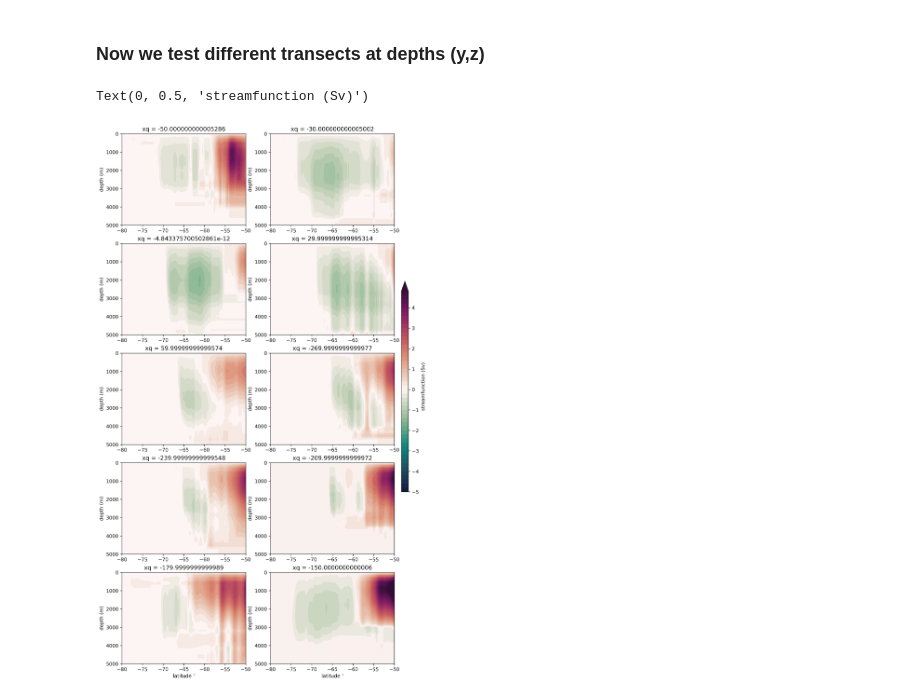
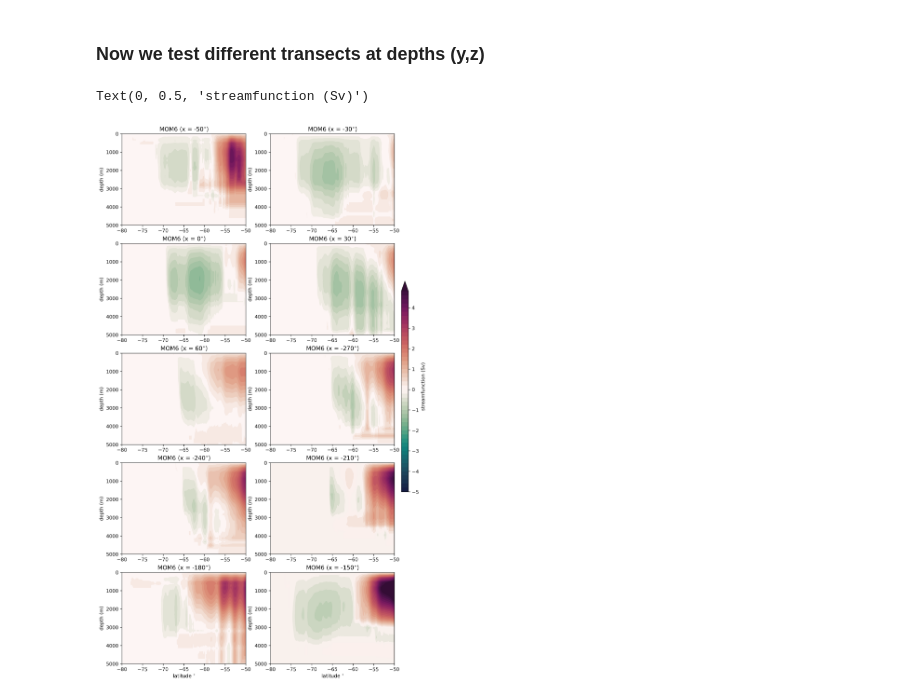
Before and after one commit to FengminXing/111, a Jupyter notebook: different depth (streamfunction).ipynb, the cells around one changed output. Cells and saved outputs as stored; diff of their text form; code cells hidden in the pictures.

```diff
--- a/different depth (streamfunction).ipynb
+++ b/different depth (streamfunction).ipynb
@@ -27,7 +27,7 @@ session = cc.database.create_session()
 # %%
 # time period
 start_time = '1995-01-01'
-end_time = '1996-01-01'
+end_time = '2000-01-01'
 # %%
 # get the depth
 depth = cc.querying.getvar('panant-01-zstar','deptho',session,n=1)
@@ -157,7 +157,6 @@ uo_dydz = uo_dy*dz1
 # %%
 # 1 year mean flux
 flux = uo_dydz.sel(time = slice(start_time,end_time)).sel(yh = slice(-90,-50)).cumsum('yh').mean('time')/1e6
-flux = flux.load()
 # %% [markdown]
 ### Now we test streamfunction at (x,y)
 # %%
@@ -215,7 +214,7 @@ plt.xlim(-80,-50)
 plt.gca().invert_yaxis()
 ax.set(xlabel=None)
 plt.ylabel('depth (m)')
-
+ax.set_title('MOM6 (x = -50$^{\circ}$)')
 #2
 ax = plt.subplot(5,2,2)
 p1 = transect2.plot.contourf(ax=ax, levels = np.arange(-5,5,0.2),cmap=cm.cm.curl, add_colorbar=False)
@@ -224,7 +223,7 @@ plt.xlim(-80,-50)
 plt.gca().invert_yaxis()
 ax.set(xlabel=None)
 plt.ylabel('depth (m)')
-
+ax.set_title('MOM6 (x = -30$^{\circ}$)')
 #3
 ax = plt.subplot(5,2,3)
 p1 = transect3.plot.contourf(ax=ax, levels = np.arange(-5,5,0.2),cmap=cm.cm.curl, add_colorbar=False)
@@ -233,7 +232,7 @@ plt.xlim(-80,-50)
 plt.gca().invert_yaxis()
 ax.set(xlabel=None)
 plt.ylabel('depth (m)')
-
+ax.set_title('MOM6 (x = 0$^{\circ}$)')
 #4
 ax = plt.subplot(5,2,4)
 p1 = transect4.plot.contourf(ax=ax, levels = np.arange(-5,5,0.2),cmap=cm.cm.curl, add_colorbar=False)
@@ -242,7 +241,7 @@ plt.xlim(-80,-50)
 plt.gca().invert_yaxis()
 ax.set(xlabel=None)
 plt.ylabel('depth (m)')
-
+ax.set_title('MOM6 (x = 30$^{\circ}$)')
 #5
 ax = plt.subplot(5,2,5)
 p1 = transect5.plot.contourf(ax=ax, levels = np.arange(-5,5,0.2),cmap=cm.cm.curl, add_colorbar=False)
@@ -251,7 +250,7 @@ plt.xlim(-80,-50)
 plt.gca().invert_yaxis()
 ax.set(xlabel=None)
 plt.ylabel('depth (m)')
-
+ax.set_title('MOM6 (x = 60$^{\circ}$)')
 #6
 ax = plt.subplot(5,2,6)
 p1 = transect6.plot.contourf(ax=ax, levels = np.arange(-5,5,0.2),cmap=cm.cm.curl, add_colorbar=False)
@@ -260,7 +259,7 @@ plt.xlim(-80,-50)
 plt.gca().invert_yaxis()
 ax.set(xlabel=None)
 plt.ylabel('depth (m)')
-
+ax.set_title('MOM6 (x = -270$^{\circ}$)')
 #7
 ax = plt.subplot(5,2,7)
 p1 = transect7.plot.contourf(ax=ax, levels = np.arange(-5,5,0.2),cmap=cm.cm.curl, add_colorbar=False)
@@ -269,7 +268,7 @@ plt.xlim(-80,-50)
 plt.gca().invert_yaxis()
 ax.set(xlabel=None)
 plt.ylabel('depth (m)')
-
+ax.set_title('MOM6 (x = -240$^{\circ}$)')
 #8
 ax = plt.subplot(5,2,8)
 p1 = transect8.plot.contourf(ax=ax, levels = np.arange(-5,5,0.2),cmap=cm.cm.curl, add_colorbar=False)
@@ -277,32 +276,34 @@ plt.ylim(0,5000.)
 plt.xlim(-80,-50)
 plt.gca().invert_yaxis()
 ax.set(xlabel=None)
 plt.ylabel('depth (m)')
-
+ax.set_title('MOM6 (x = -210$^{\circ}$)')
 #9
 ax = plt.subplot(5,2,9)
 p1 = transect9.plot.contourf(ax=ax, levels = np.arange(-5,5,0.2),cmap=cm.cm.curl, add_colorbar=False)
 plt.ylim(0,5000.)
 plt.xlim(-80,-50)
 plt.gca().invert_yaxis()
 ax.set(xlabel=None)
 plt.ylabel('depth (m)')
 plt.xlabel('latitude $^{\circ}$')
+ax.set_title('MOM6 (x = -180$^{\circ}$)')
 #10
 ax = plt.subplot(5,2,10)
 p1 = transect10.plot.contourf(ax=ax, levels = np.arange(-5,5,0.2),cmap=cm.cm.curl, add_colorbar=False)
 plt.ylim(0,5000.)
 plt.xlim(-80,-50)
 plt.gca().invert_yaxis()
 plt.xlabel('latitude $^{\circ}$')
 plt.ylabel('depth (m)')
+ax.set_title('MOM6 (x = -150$^{\circ}$)')
 
 
 # add the colorabr and legend
 # add the colorbar
 ax = plt.axes([0.92, 0.37, 0.02, 0.3])
 cb = plt.colorbar(p1, cax=ax, orientation='vertical',extend = 'both')
 cb.ax.set_ylabel('streamfunction (Sv)')
 # %% [output]
 Text(0, 0.5, 'streamfunction (Sv)')
-[figure, old version]
+[figure, new version]
```
Also changed, not shown: parts of 2 cells of this notebook, 1 other file.
